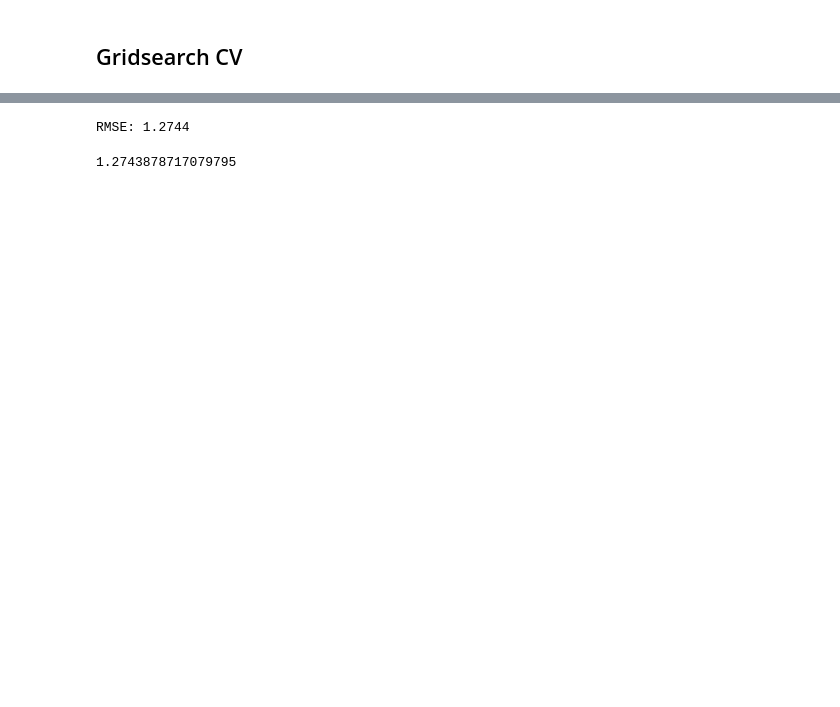
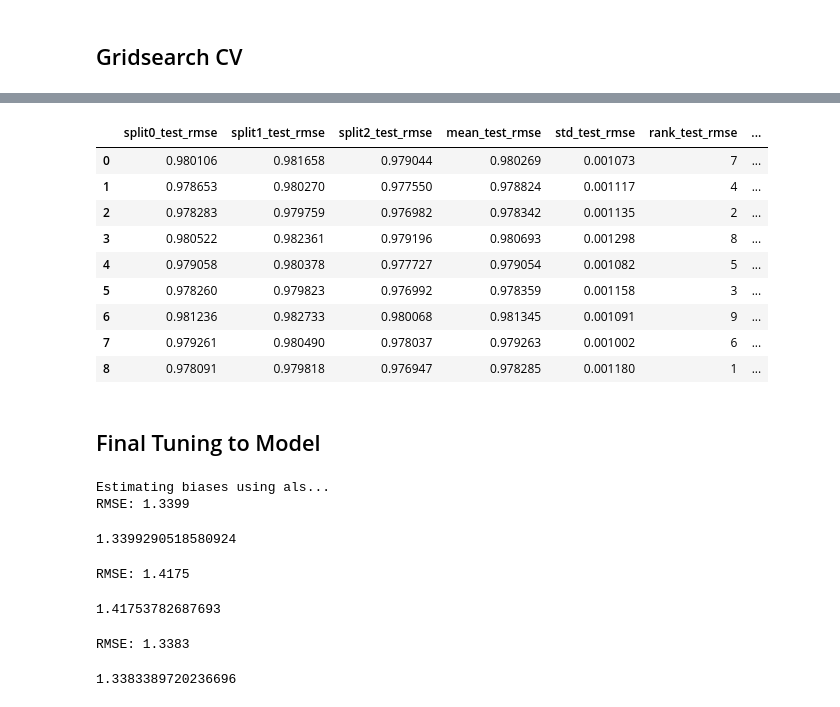
Before and after one commit to zhyde23/Capstone_Rec_Systems, a Jupyter notebook: capstone-rec-system.ipynb, the cells around one changed output, grey strips where cells are left out. Cells and saved outputs as stored; diff of their text form; code cells hidden in the pictures; blank space fills up the shorter version.

```diff
--- a/capstone-rec-system.ipynb
+++ b/capstone-rec-system.ipynb
@@ -312,0 +371,7 @@ RMSE: 1.2834
+# %%
+# This code subsets the  dataframe if the review df column ['user_id'], list of 'unique_users' made above are within the
+#   outputting a dataframe containing all user's reviews of their buisnesses they
+#  reviewed if the user has more than 100 reviews
+
+reviews_subset = reviews[reviews['user_id'].isin(unique_users)]
+reviews_subset
@@ -312,0 +392,3 @@ RMSE: 1.2834
+# %%
+reader = Reader(rating_scale=(1.0, 5.0))
+data_subset = Dataset.load_from_df(reviews_subset[['user_id', 'business_id', 'stars']], reader)
@@ -320,0 +405,10 @@ RMSE: 1.2975
+# %%
+svd_param_grid = {'n_factors': [5, 7, 10],
+#                   'n_epochs': [5, 15],
+#                   'biased': [True, False],
+#                   'init_std_dev': [0.001, 0.01, 0.1],
+#                   'lr_all': [0.01, 0.05],
+                  'reg_all': [0.002, 0.02, 0.1]}
+# %%
+svd_gs = GridSearchCV(algo_class = SVD, param_grid = svd_param_grid, measures=['rmse', 'mae'], cv=3, n_jobs=-1, joblib_verbose=2)
+svd_gs.fit(data_subset)
@@ -320,0 +418,15 @@ RMSE: 1.2975
+# %%
+pd.DataFrame(svd_gs.cv_results)
+# %% [output]
+|  | split0_test_rmse | split1_test_rmse | split2_test_rmse | mean_test_rmse | std_test_rmse | rank_test_rmse | ... |
+| 0 | 0.980106 | 0.981658 | 0.979044 | 0.980269 | 0.001073 | 7 | ... |
+| 1 | 0.978653 | 0.980270 | 0.977550 | 0.978824 | 0.001117 | 4 | ... |
+| 2 | 0.978283 | 0.979759 | 0.976982 | 0.978342 | 0.001135 | 2 | ... |
+| 3 | 0.980522 | 0.982361 | 0.979196 | 0.980693 | 0.001298 | 8 | ... |
+| 4 | 0.979058 | 0.980378 | 0.977727 | 0.979054 | 0.001082 | 5 | ... |
+| 5 | 0.978260 | 0.979823 | 0.976992 | 0.978359 | 0.001158 | 3 | ... |
+| 6 | 0.981236 | 0.982733 | 0.980068 | 0.981345 | 0.001091 | 9 | ... |
+| 7 | 0.979261 | 0.980490 | 0.978037 | 0.979263 | 0.001002 | 6 | ... |
+| 8 | 0.978091 | 0.979818 | 0.976947 | 0.978285 | 0.001180 | 1 | ... |
+# %% [markdown]
+## Final Tuning to Model
@@ -321,6 +438,19 @@ RMSE: 1.2975
+# %%
+Base = BaselineOnly()
+model_subset_accuracy(Base)
+# %% [output]
+Estimating biases using als...
+RMSE: 1.3399
+1.3399290518580924
+# %%
+nmf = NMF()
+model_subset_accuracy(nmf)
+# %% [output]
+RMSE: 1.4175
+1.41753782687693
 # %%
-svd_2 = SVD()
-model_accuracy(svd)
+svd = SVD()
+model_subset_accuracy(svd)
 # %% [output]
-RMSE: 1.2744
+RMSE: 1.3383
-1.2743878717079795
+1.3383389720236696
```
Also changed, not shown: parts of 35 cells of this notebook, 1 other file.
